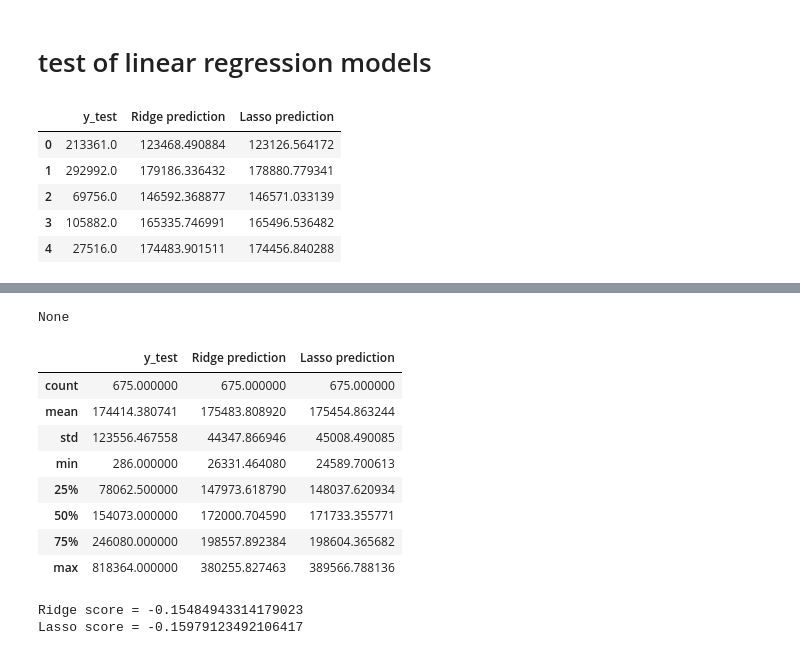
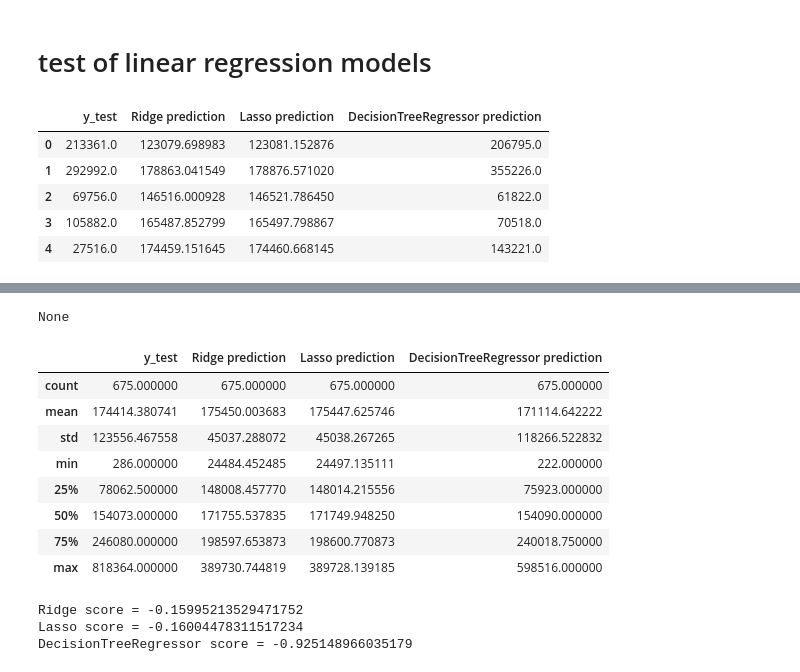
Before and after one commit to milosz-l/delivery-time, a Jupyter notebook: data_analysis.ipynb, the cells around one changed output, grey strips where cells are left out. Drawn from its saved outputs; the diff is of its cells as text; code cells hidden in the pictures.

Commit message:
added tree and random forest

```diff
--- a/data_analysis.ipynb
+++ b/data_analysis.ipynb
@@ -414,12 +414,15 @@ print(df.shape)
 # test of linear regression models
 # %%
 from sklearn.model_selection import train_test_split
+from sklearn.preprocessing import StandardScaler
 
-
-def split_data(df, target_column="time_diff"):
+def split_data_and_standardize(df, target_column="time_diff"):
     y = df["time_diff"].to_numpy()
     X = df.drop(columns="time_diff")
-    return train_test_split(X.values, y, test_size=0.2, random_state=SEED)
+    # standardize features
+    scaler = StandardScaler()
+    X_std = scaler.fit_transform(X)
+    return train_test_split(X_std, y, test_size=0.2, random_state=SEED)
 # %%
 def train_models(models_list):
     for model in models_list:
@@ -444,11 +447,15 @@ def print_scores(models_list):
         print(f"{type(model).__name__} score = {score}")
 # %%
 from sklearn.linear_model import LinearRegression, Ridge, Lasso
+from sklearn.tree import DecisionTreeRegressor
+from sklearn.ensemble import RandomForestRegressor
 
 
-X_train, X_test, y_train, y_test = split_data(df)
+X_train, X_test, y_train, y_test = split_data_and_standardize(df)
 
-models_list = [Ridge(alpha=0.1), Lasso(alpha=0.1)]
+models_list = [Ridge(alpha=0.1),
+                Lasso(alpha=0.1),
+                DecisionTreeRegressor(random_state=SEED)]
 models_list = train_models(models_list)
 
 y_pred_df = create_df_with_predictions(models_list, y_test)
@@ -456,11 +463,11 @@ display_predictions(y_pred_df)
 
 print_scores(models_list)
 # %% [output]
-|  | y_test | Ridge prediction | Lasso prediction |
-| 0 | 213361.0 | 123468.490884 | 123126.564172 |
-| 1 | 292992.0 | 179186.336432 | 178880.779341 |
-| 2 | 69756.0 | 146592.368877 | 146571.033139 |
-| 3 | 105882.0 | 165335.746991 | 165496.536482 |
-| 4 | 27516.0 | 174483.901511 | 174456.840288 |
+|  | y_test | Ridge prediction | Lasso prediction | DecisionTreeRegressor prediction |
+| 0 | 213361.0 | 123079.698983 | 123081.152876 | 206795.0 |
+| 1 | 292992.0 | 178863.041549 | 178876.571020 | 355226.0 |
+| 2 | 69756.0 | 146516.000928 | 146521.786450 | 61822.0 |
+| 3 | 105882.0 | 165487.852799 | 165497.798867 | 70518.0 |
+| 4 | 27516.0 | 174459.151645 | 174460.668145 | 143221.0 |
 <class 'pandas.core.frame.DataFrame'>
 RangeIndex: 675 entries, 0 to 674
@@ -475,12 +483,13 @@ memory usage: 15.9 KB
 None
-|  | y_test | Ridge prediction | Lasso prediction |
-| count | 675.000000 | 675.000000 | 675.000000 |
-| mean | 174414.380741 | 175483.808920 | 175454.863244 |
-| std | 123556.467558 | 44347.866946 | 45008.490085 |
-| min | 286.000000 | 26331.464080 | 24589.700613 |
-| 25% | 78062.500000 | 147973.618790 | 148037.620934 |
-| 50% | 154073.000000 | 172000.704590 | 171733.355771 |
-| 75% | 246080.000000 | 198557.892384 | 198604.365682 |
-| max | 818364.000000 | 380255.827463 | 389566.788136 |
+|  | y_test | Ridge prediction | Lasso prediction | DecisionTreeRegressor prediction |
+| count | 675.000000 | 675.000000 | 675.000000 | 675.000000 |
+| mean | 174414.380741 | 175450.003683 | 175447.625746 | 171114.642222 |
+| std | 123556.467558 | 45037.288072 | 45038.267265 | 118266.522832 |
+| min | 286.000000 | 24484.452485 | 24497.135111 | 222.000000 |
+| 25% | 78062.500000 | 148008.457770 | 148014.215556 | 75923.000000 |
+| 50% | 154073.000000 | 171755.537835 | 171749.948250 | 154090.000000 |
+| 75% | 246080.000000 | 198597.653873 | 198600.770873 | 240018.750000 |
+| max | 818364.000000 | 389730.744819 | 389728.139185 | 598516.000000 |
-Ridge score = -0.15484943314179023
-Lasso score = -0.15979123492106417
+Ridge score = -0.15995213529471752
+Lasso score = -0.16004478311517234
+DecisionTreeRegressor score = -0.925148966035179
```
Also changed, not shown: parts of 1 cell of this notebook.
